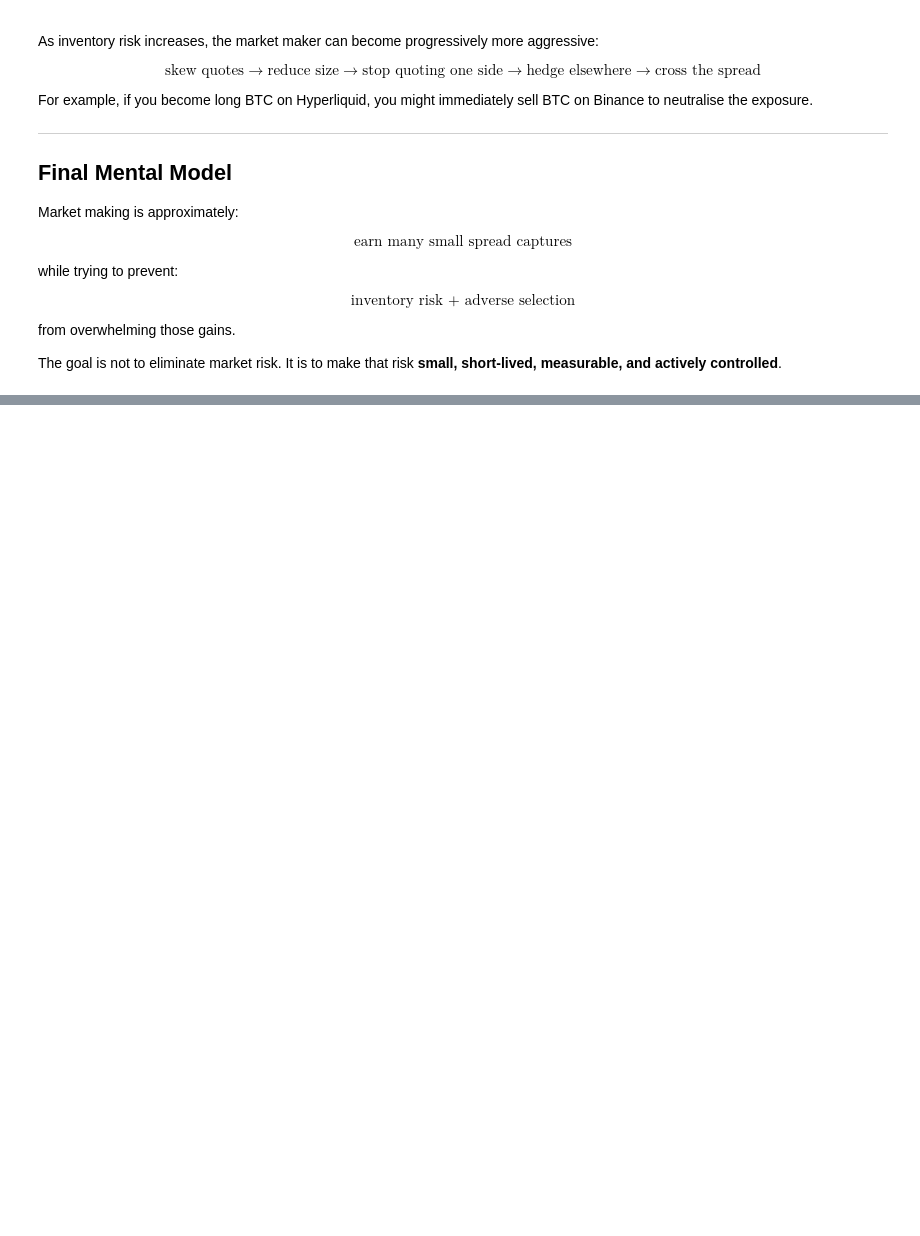
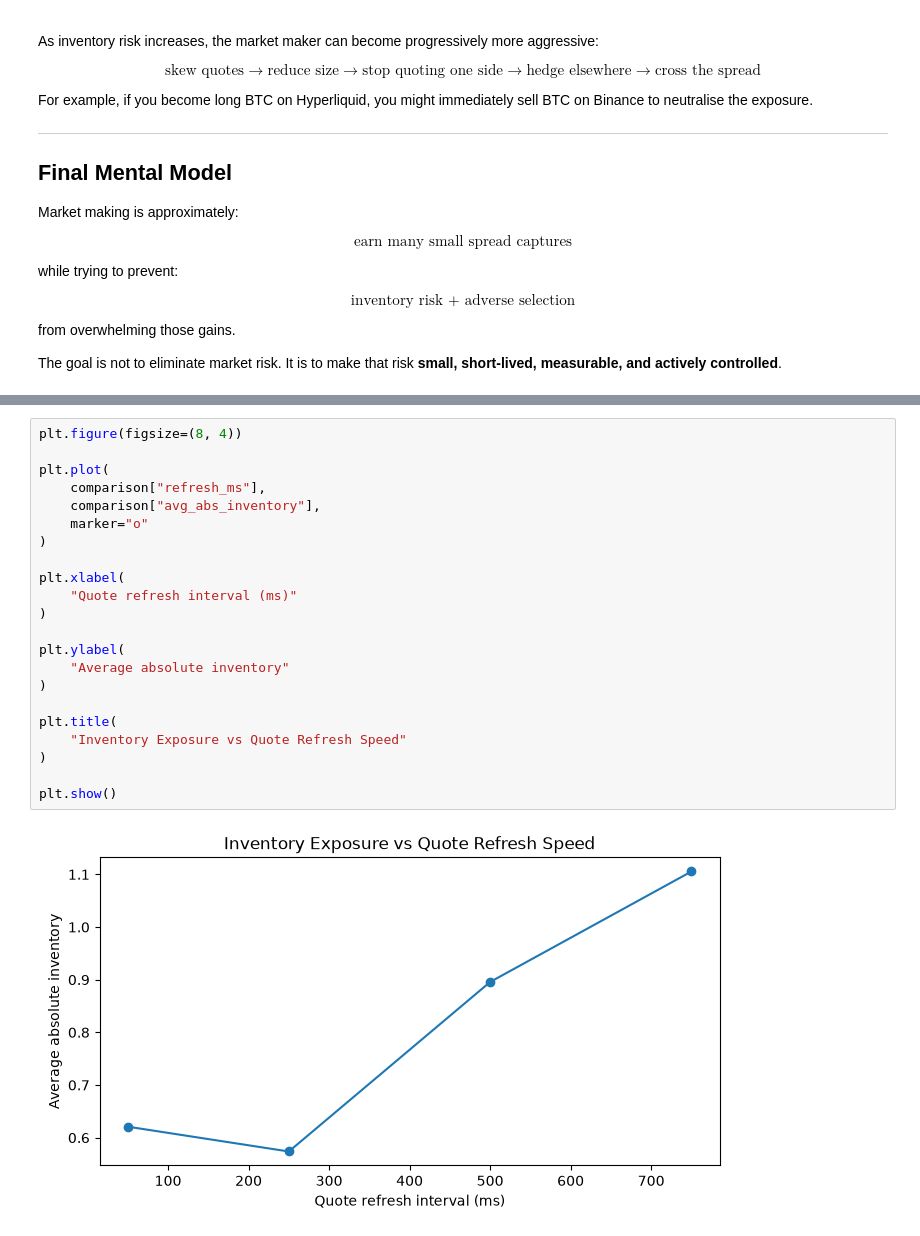
Before and after one commit to aliquid-novi/crypto_research, a Jupyter notebook: mm_mft_example.ipynb, the cells around one changed output, grey strips where cells are left out. Drawn from its saved outputs; the diff is of its cells as text; blank space fills up the shorter version.

```diff
--- a/mm_mft_example.ipynb
+++ b/mm_mft_example.ipynb
@@ -747,0 +1250,24 @@ The goal is not to eliminate market risk. It is to make that risk **small, short
+# %%
+plt.figure(figsize=(8, 4))
+
+plt.plot(
+    comparison["refresh_ms"],
+    comparison["avg_abs_inventory"],
+    marker="o"
+)
+
+plt.xlabel(
+    "Quote refresh interval (ms)"
+)
+
+plt.ylabel(
+    "Average absolute inventory"
+)
+
+plt.title(
+    "Inventory Exposure vs Quote Refresh Speed"
+)
+
+plt.show()
+# %% [output]
+[figure, added]
```
Also changed, not shown: parts of 8 cells of this notebook, 2 other files.
